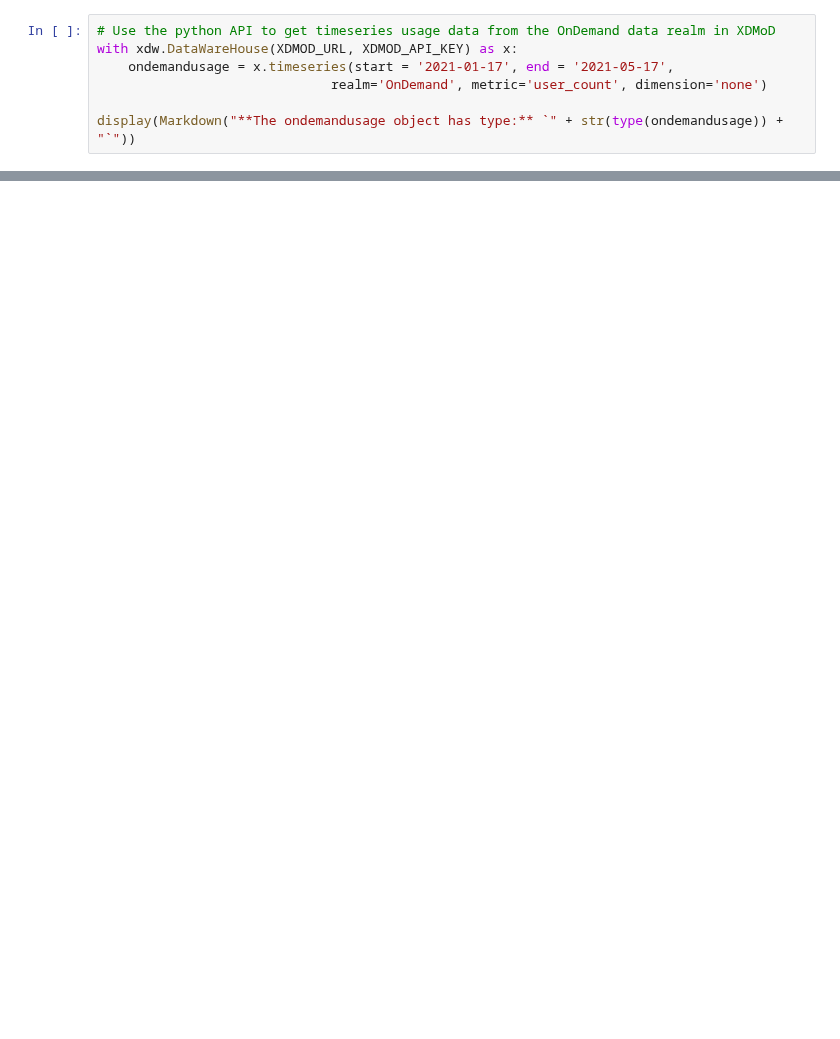
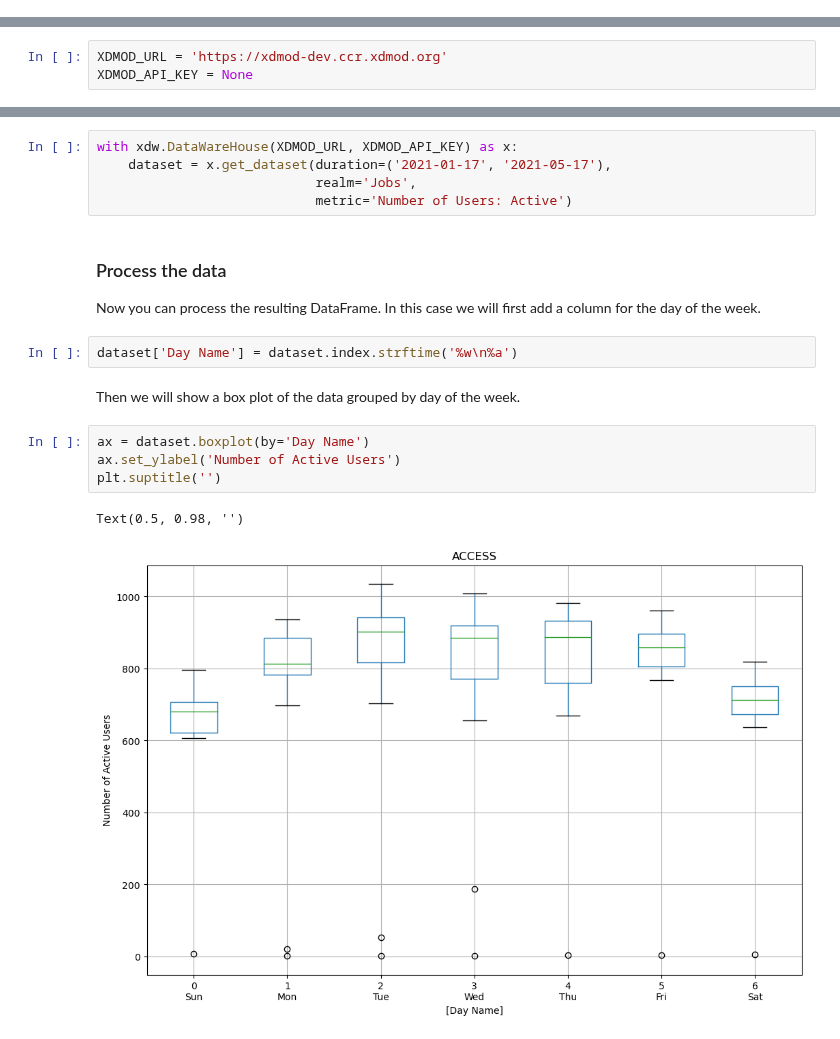
Before and after one commit to ubccr/xdmod-notebooks, a Jupyter notebook: My First XDMoD Analytic.ipynb, the cells around one changed output, grey strips where cells are left out. Drawn from its saved outputs; the diff is of its cells as text; blank space fills up the shorter version.

```diff
--- a/My First XDMoD Analytic.ipynb
+++ b/My First XDMoD Analytic.ipynb
@@ -74,7 +0,0 @@ The following code uses the `timeseries` function to get a pandas dataframe that
-# %%
-# Use the python API to get timeseries usage data from the OnDemand data realm in XDMoD
-with xdw.DataWareHouse(XDMOD_URL, XDMOD_API_KEY) as x:
-    ondemandusage = x.timeseries(start = '2021-01-17', end = '2021-05-17',
-                              realm='OnDemand', metric='user_count', dimension='none')
-
-display(Markdown("**The ondemandusage object has type:** `" + str(type(ondemandusage)) + "`"))
@@ -95,0 +29,3 @@ Text(0.5, 0.98, '')
+# %%
+XDMOD_URL = 'https://xdmod-dev.ccr.xdmod.org'
+XDMOD_API_KEY = None
@@ -95,0 +44,19 @@ Text(0.5, 0.98, '')
+# %%
+with xdw.DataWareHouse(XDMOD_URL, XDMOD_API_KEY) as x:
+    dataset = x.get_dataset(duration=('2021-01-17', '2021-05-17'),
+                            realm='Jobs',
+                            metric='Number of Users: Active')
+# %% [markdown]
+### Process the data
+Now you can process the resulting DataFrame. In this case we will first add a column for the day of the week.
+# %%
+dataset['Day Name'] = dataset.index.strftime('%w\n%a')
+# %% [markdown]
+Then we will show a box plot of the data grouped by day of the week.
+# %%
+ax = dataset.boxplot(by='Day Name')
+ax.set_ylabel('Number of Active Users')
+plt.suptitle('')
+# %% [output]
+Text(0.5, 0.98, '')
+[figure, added]
```
Also changed, not shown: parts of 47 cells of this notebook.
